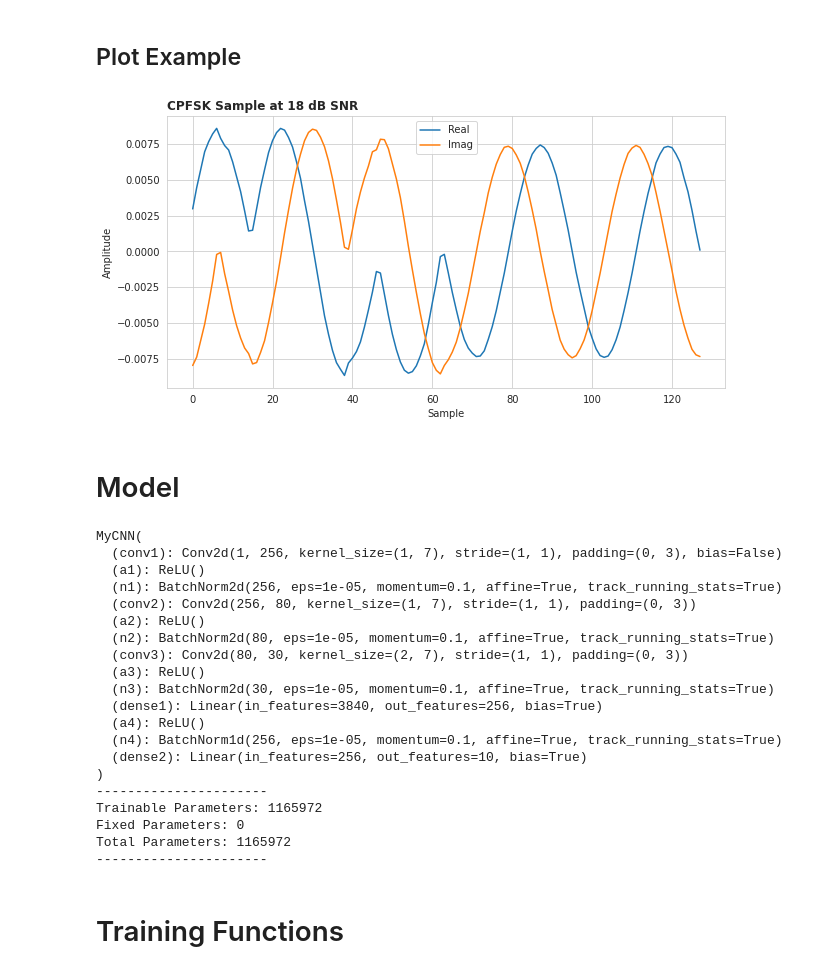
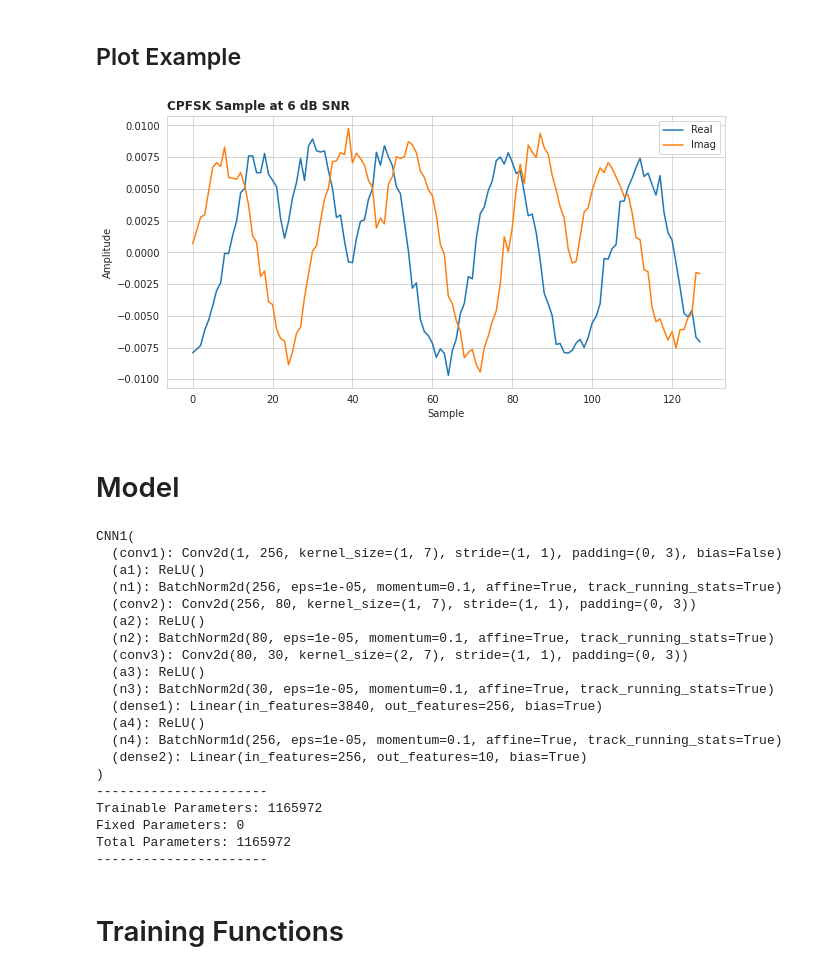
Before and after one commit to YairYarden/DeepCascadingAMC, a Jupyter notebook: Ex1.ipynb, the cells around one changed output. Drawn from its saved outputs; the diff is of its cells as text; code cells hidden in the pictures.

```diff
--- a/Ex1.ipynb
+++ b/Ex1.ipynb
@@ -169,30 +208,30 @@ QAM64: 9
 # %%
 fig_dir = None
 # Plot a sample of the data
 # You can choose a different sample by changing
 idx = 10
-snr = 18
+snr = 6
 modulation = "CPFSK"
 
 mask = (dataset.df["SNR"] == snr) & (dataset.df["Modulation"] == modulation)
 sample = dataset.as_numpy(mask=mask, le=le)[0][idx,0,:]
 t = np.arange(sample.shape[1])
 
 title = "{modulation} Sample at {snr:.0f} dB SNR".format(modulation=modulation, snr=snr)
 fig = plot_IQ(iq=sample, title=title)
 if fig_dir is not None:
     file_path = "{fig_dir}/{modulation}_{snr:.0f}dB_sample.pdf".format(fig_dir=fig_dir,
                                                                        modulation=modulation,
                                                                        snr=snr)
     print("Saving Figure -> {file_path}".format(file_path=file_path))
     fig.savefig(file_path, format="pdf", transparent=True)
 plt.show()
 # %% [output]
-[figure, old version]
+[figure, new version]
 # %% [markdown]
 # Model
 # %%
-class MyCNN(Model):
+class CNN1(Model):
     def __init__(self, input_samples: int, n_classes: int):
         super().__init__(input_samples=input_samples, n_classes=n_classes)
         # Batch x 1-channel x IQ x input_samples
@@ -263,10 +302,10 @@ class MyCNN(Model):
 
         return x
 
-model = MyCNN(input_samples=128, n_classes=10)
+model = CNN1(input_samples=128, n_classes=10)
 print(model)
 # %% [output]
-MyCNN(
+CNN1(
   (conv1): Conv2d(1, 256, kernel_size=(1, 7), stride=(1, 1), padding=(0, 3), bias=False)
   (a1): ReLU()
   (n1): BatchNorm2d(256, eps=1e-05, momentum=0.1, affine=True, track_running_stats=True)
```
Also changed, not shown: parts of 48 cells of this notebook.
